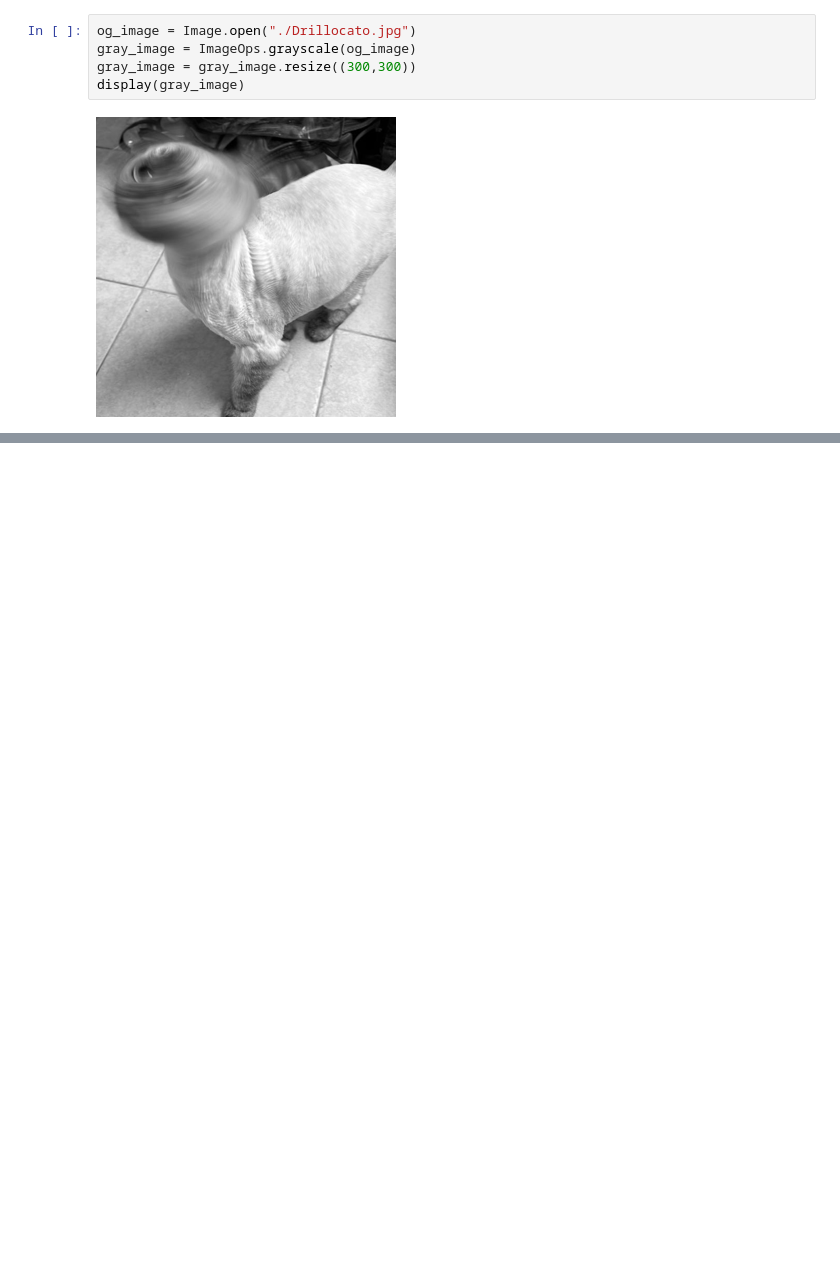
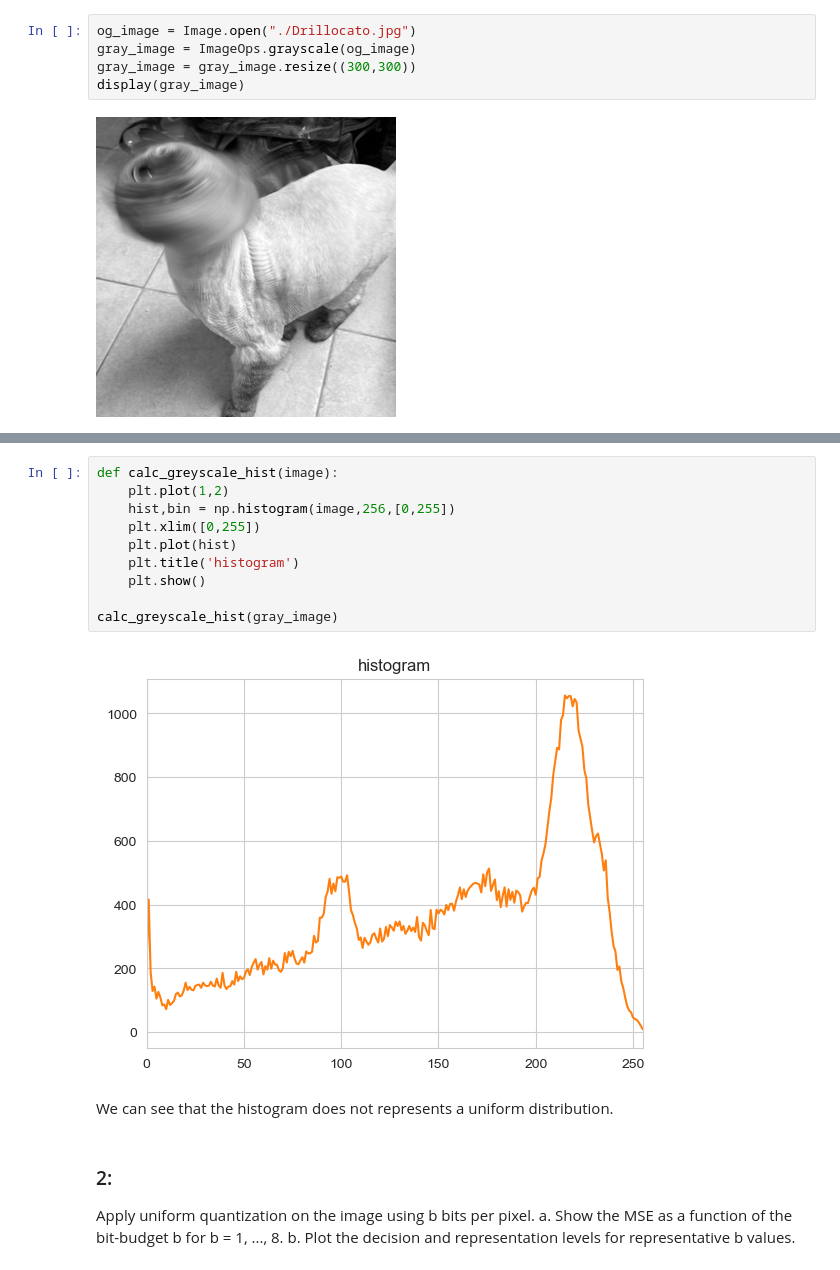
Before and after one commit to LIOR-YAACOV/IntroToDataProcessingAndRepresentation-cs236201-HW1, a Jupyter notebook: HW1.ipynb, the cells around one changed output, grey strips where cells are left out. Cells and saved outputs as stored; diff of their text form; blank space fills up the shorter version.

```diff
--- a/HW1.ipynb
+++ b/HW1.ipynb
@@ -20,0 +27,19 @@ display(gray_image)
+# %%
+def calc_greyscale_hist(image):
+    plt.plot(1,2)
+    hist,bin = np.histogram(image,256,[0,255])
+    plt.xlim([0,255])
+    plt.plot(hist)
+    plt.title('histogram')
+    plt.show()
+
+calc_greyscale_hist(gray_image)
+# %% [output]
+[figure, added]
+# %% [markdown]
+We can see that the histogram does not represents a uniform distribution.
+# %% [markdown]
+### 2:
+ Apply uniform quantization on the image using b bits per pixel.
+    a. Show the MSE as a function of the bit-budget b for b = 1, ..., 8.
+    b. Plot the decision and representation levels for representative b values.
```
Also changed, not shown: parts of 2 cells of this notebook.
